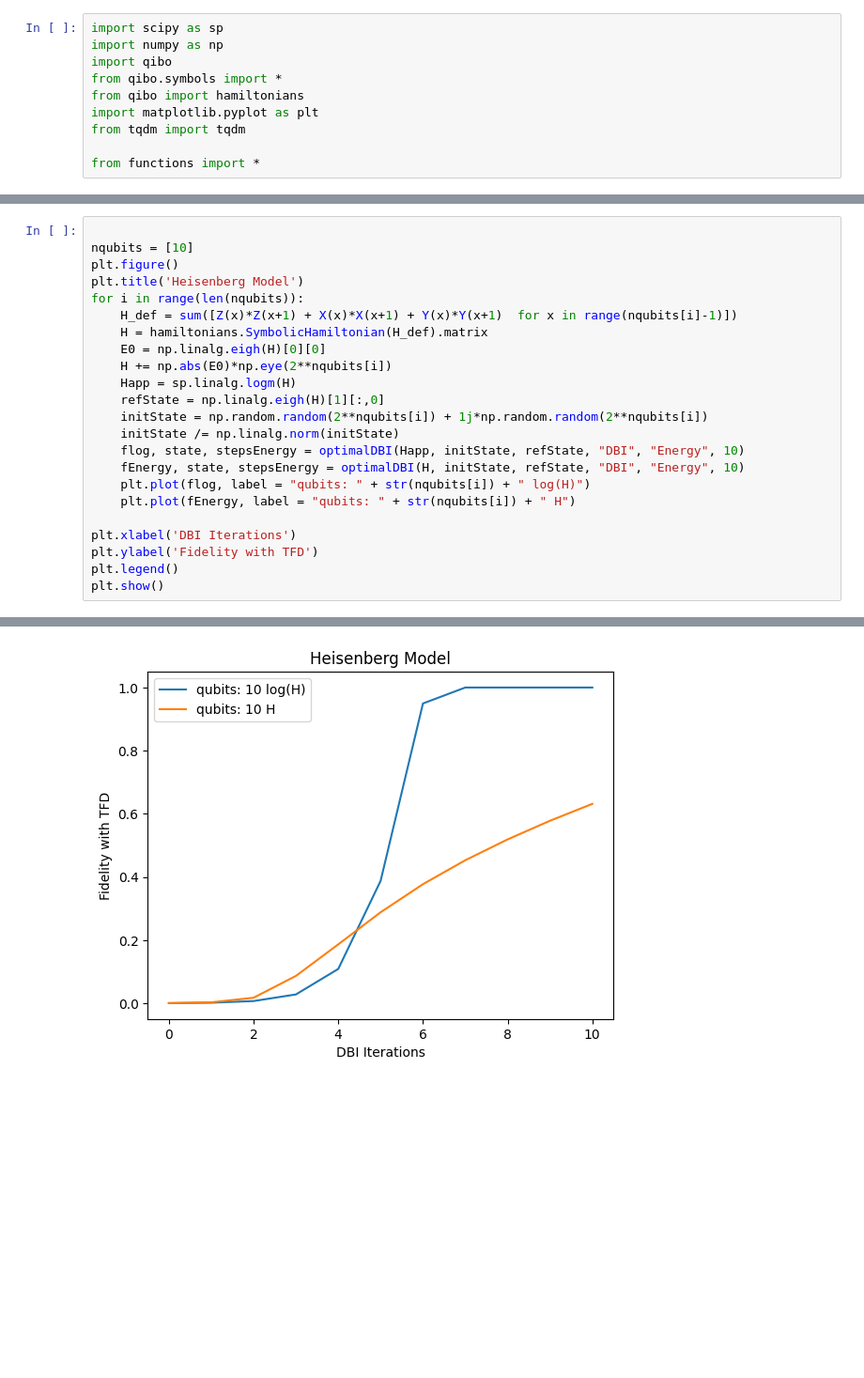
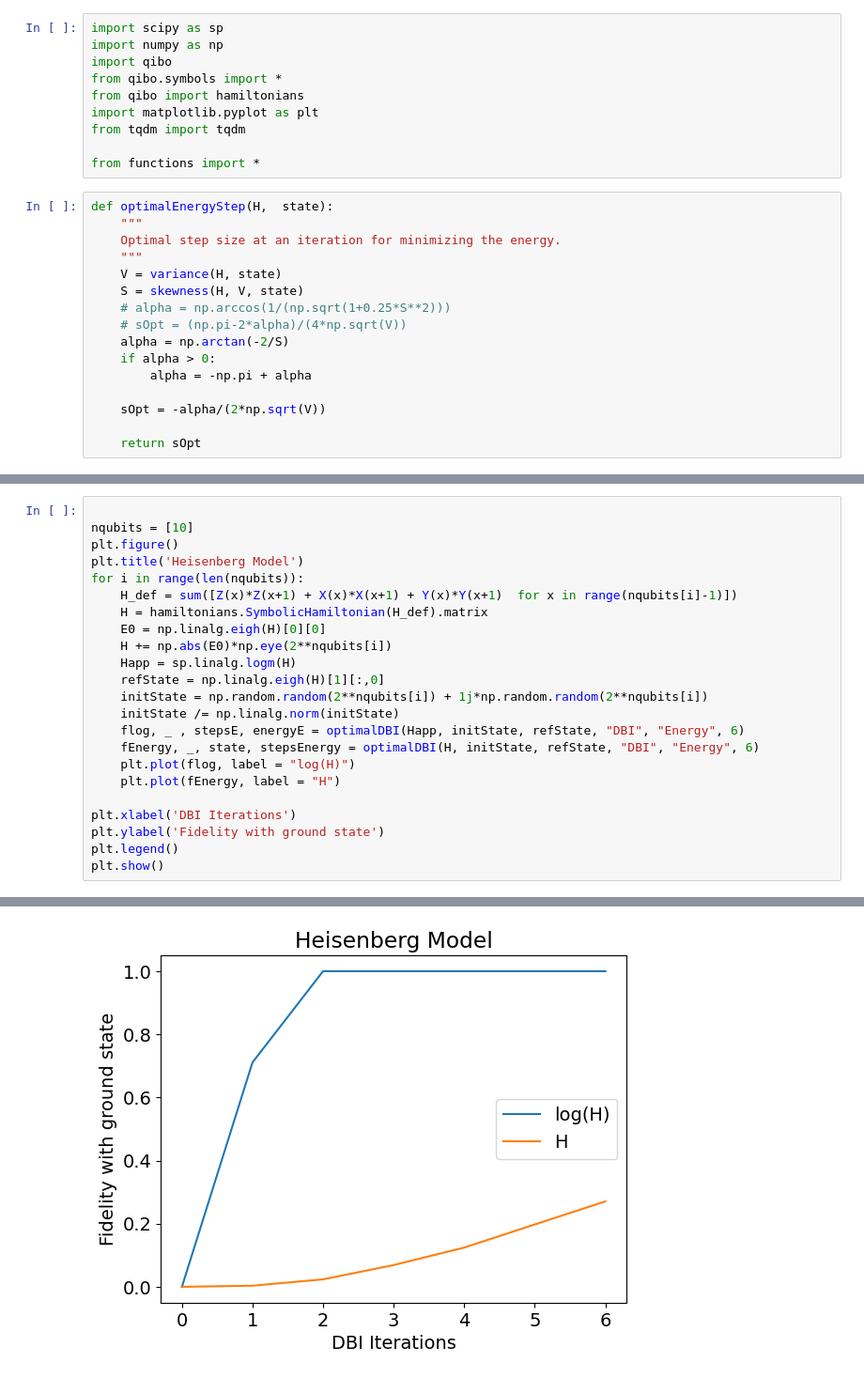
Before and after one commit to wrightjandrew/Master-Project, a Jupyter notebook: log(H)_tests.ipynb, the cells around one changed output, grey strips where cells are left out. Shown: that part at 94% size. Saved outputs shown, nothing was run; the diff lists cells and outputs as text; blank space fills up the shorter version.

```diff
--- a/log(H)_tests.ipynb
+++ b/log(H)_tests.ipynb
@@ -8,3 +8,19 @@ import matplotlib.pyplot as plt
 from tqdm import tqdm
 
 from functions import *
+# %%
+def optimalEnergyStep(H,  state):
+    """
+    Optimal step size at an iteration for minimizing the energy.
+    """
+    V = variance(H, state)
+    S = skewness(H, V, state)
+    # alpha = np.arccos(1/(np.sqrt(1+0.25*S**2)))
+    # sOpt = (np.pi-2*alpha)/(4*np.sqrt(V))
+    alpha = np.arctan(-2/S)
+    if alpha > 0:
+        alpha = -np.pi + alpha
+
+    sOpt = -alpha/(2*np.sqrt(V))
+
+    return sOpt
@@ -22,13 +83,13 @@ for i in range(len(nqubits)):
     refState = np.linalg.eigh(H)[1][:,0]
     initState = np.random.random(2**nqubits[i]) + 1j*np.random.random(2**nqubits[i])
     initState /= np.linalg.norm(initState)
-    flog, state, stepsEnergy = optimalDBI(Happ, initState, refState, "DBI", "Energy", 10)
-    fEnergy, state, stepsEnergy = optimalDBI(H, initState, refState, "DBI", "Energy", 10)
-    plt.plot(flog, label = "qubits: " + str(nqubits[i]) + " log(H)")
-    plt.plot(fEnergy, label = "qubits: " + str(nqubits[i]) + " H")
+    flog, _ , stepsE, energyE = optimalDBI(Happ, initState, refState, "DBI", "Energy", 6)
+    fEnergy, _, state, stepsEnergy = optimalDBI(H, initState, refState, "DBI", "Energy", 6)
+    plt.plot(flog, label = "log(H)")
+    plt.plot(fEnergy, label = "H")
 
 plt.xlabel('DBI Iterations')
-plt.ylabel('Fidelity with TFD')
+plt.ylabel('Fidelity with ground state')
 plt.legend()
 plt.show()
 # %% [output]
@@ -36,4 +97,4 @@ plt.show()
-[figure, old version]
+[figure, new version]
 # %%
 
 nqubits = [8]
```
Also changed, not shown: parts of 4 cells of this notebook, 25 other files.
